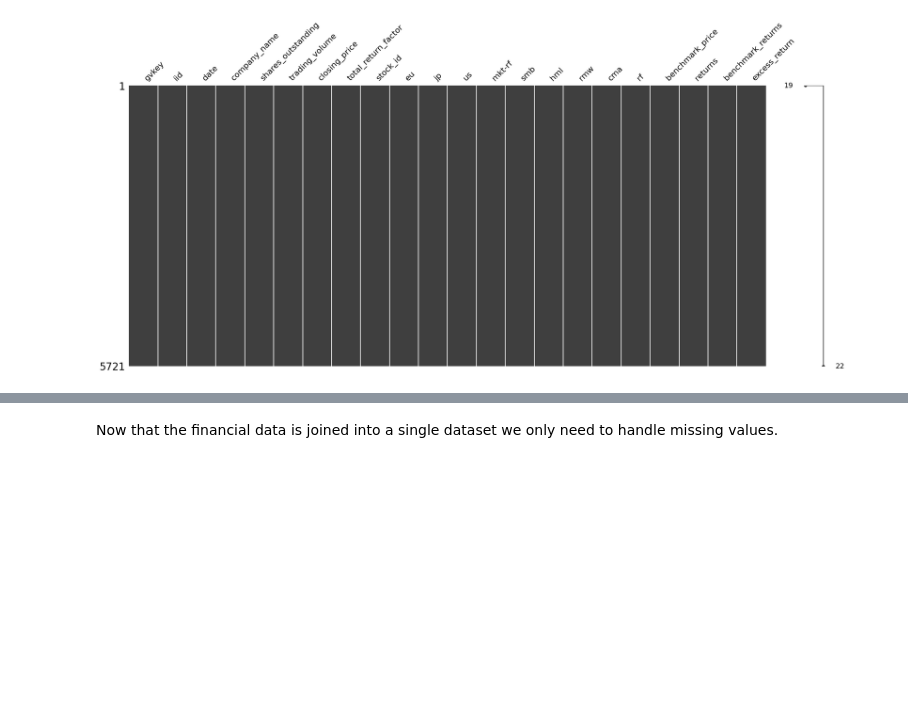
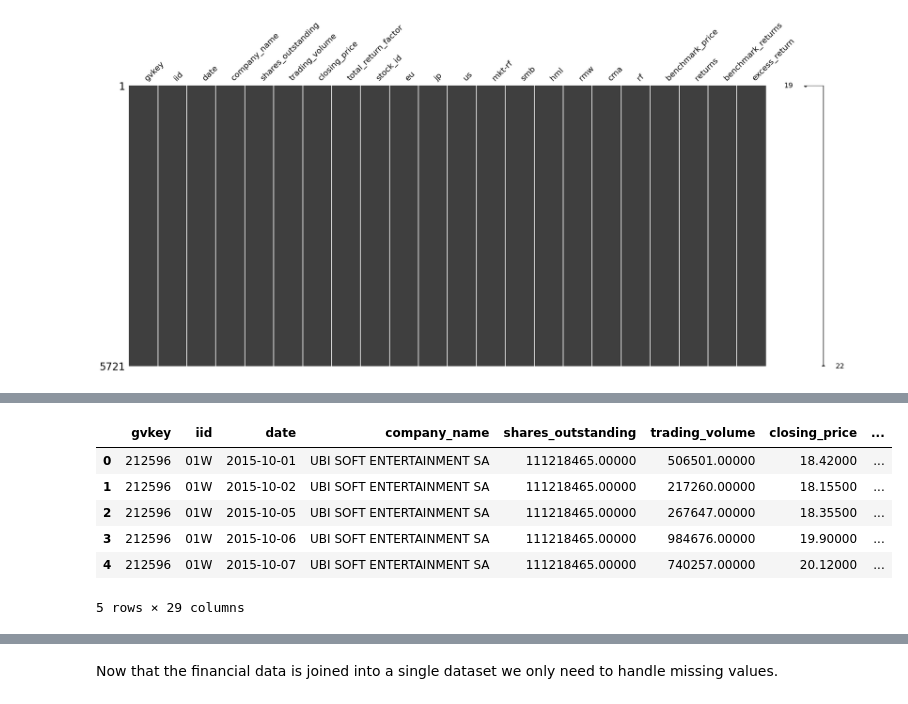
Before and after one commit to c0nn0rstevens/video-game-review-scores-returns-thesis, a Jupyter notebook: stock_prices_data_exploration.ipynb, the cells around one changed output, grey strips where cells are left out. Drawn from its saved outputs; the diff is of its cells as text; code cells hidden in the pictures; blank space fills up the shorter version.

```diff
--- a/stock_prices_data_exploration.ipynb
+++ b/stock_prices_data_exploration.ipynb
@@ -784,0 +925,15 @@ test.head()
+# %%
+# Prevent printing scientific notation for latex tables.
+pd.set_option('display.float_format', lambda x: '%.5f' % x)
+# %%
+# Calculate market capitalisation in local currency.
+stock_ff_fx_index_df['market_cap'] = stock_ff_fx_index_df['closing_price'] * stock_ff_fx_index_df['shares_outstanding']
+stock_ff_fx_index_df.head()
+# %% [output]
+|  | gvkey | iid | date | company_name | shares_outstanding | trading_volume | closing_price | ... |
+| 0 | 212596 | 01W | 2015-10-01 | UBI SOFT ENTERTAINMENT SA | 111218465.00000 | 506501.00000 | 18.42000 | ... |
+| 1 | 212596 | 01W | 2015-10-02 | UBI SOFT ENTERTAINMENT SA | 111218465.00000 | 217260.00000 | 18.15500 | ... |
+| 2 | 212596 | 01W | 2015-10-05 | UBI SOFT ENTERTAINMENT SA | 111218465.00000 | 267647.00000 | 18.35500 | ... |
+| 3 | 212596 | 01W | 2015-10-06 | UBI SOFT ENTERTAINMENT SA | 111218465.00000 | 984676.00000 | 19.90000 | ... |
+| 4 | 212596 | 01W | 2015-10-07 | UBI SOFT ENTERTAINMENT SA | 111218465.00000 | 740257.00000 | 20.12000 | ... |
+5 rows × 29 columns
```
Also changed, not shown: parts of 52 cells of this notebook.
